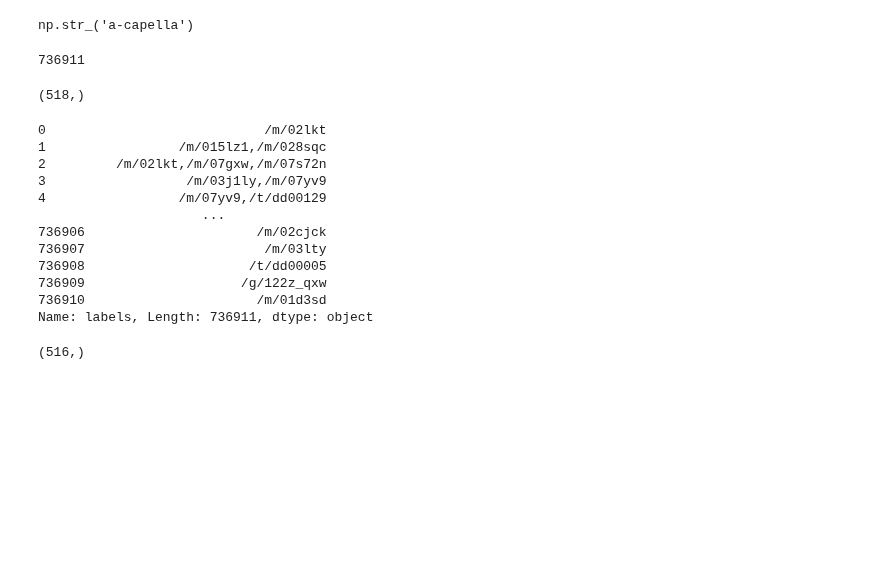
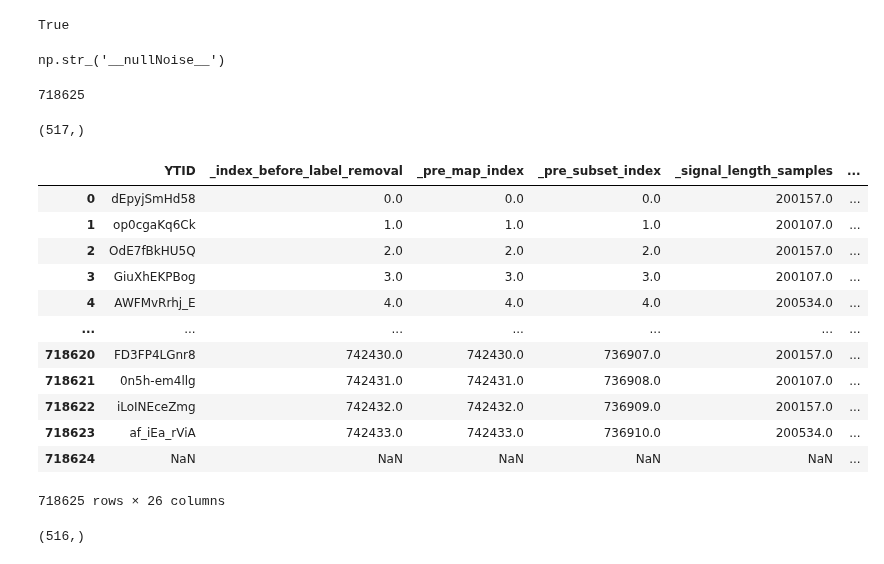
Before and after one commit to Feather-Lab/audio-ssl, a Jupyter notebook: notebooks/inspect_training_h5s.ipynb, the cells around one changed output. Saved outputs shown, nothing was run; the diff lists cells and outputs as text; code cells hidden in the pictures; blank space fills up the shorter version.

```diff
--- a/notebooks/inspect_training_h5s.ipynb
+++ b/notebooks/inspect_training_h5s.ipynb
@@ -16,8 +18,8 @@ import pandas as pd
 # %%
 ########
 # Get paths to uncombined h5
-source_h5 = '/mnt/home/jfeather/ceph/data/training_datasets_audio/jsinV3BalancedProcessed/sr_20000/splits/valid_stackedDataframeHDF_n150_VJRUH4IEPDGPNH2JZMULSQKOWYNQ6KMM.pdh5'
-noise_h5 = '/mnt/home/jfeather/ceph/data/training_datasets_audio/audioset_dataframes/sr20000/sr20000_unbalanced_train_segments_raw_exclude_speech_and_only_music.pdh5'
+source_h5 = '/mnt/home/jfeather/ceph/data/training_datasets_audio/jsinV3BalancedProcessed/sr_20000/splits/train_stackedDataframeHDF_n150_VJRUH4IEPDGPNH2JZMULSQKOWYNQ6KMM.pdh5'
+noise_h5 = '/mnt/home/jfeather/ceph/data/training_datasets_audio/audioset_dataframes/sr20000/cullLabels_silence/sr20000_unbalanced_train_segments_raw_exclude_speech_and_only_music_maxZerosPercent10.pdh5'
 dataframe_metadata = pd.read_hdf(source_h5)
 source_files = h5py.File(source_h5, 'r')
 
@@ -26,32 +90,37 @@ noise_files = h5py.File(noise_h5, 'r')
+# %%
+train_word_dict == val_word_dict
+# %% [output]
+True
 # %%
 all_labels = [l for label in noise_metadata.labels_decoded_slugged.values for l in label.split(',')]
 # %%
 np.unique(all_labels)[0]
 # %% [output]
-np.str_('a-capella')
+np.str_('__nullNoise__')
 # %%
 len(noise_metadata)
 # %% [output]
-736911
+718625
 # %%
 noise_files['ndarray_data']['labels_binary_via_int'][0].shape
 # %% [output]
-(518,)
+(517,)
 # %%
-noise_metadata.
+noise_metadata
 # %% [output]
+|  | YTID | _index_before_label_removal | _pre_map_index | _pre_subset_index | _signal_length_samples | ... |
+| 0 | dEpyjSmHd58 | 0.0 | 0.0 | 0.0 | 200157.0 | ... |
+| 1 | op0cgaKq6Ck | 1.0 | 1.0 | 1.0 | 200107.0 | ... |
+| 2 | OdE7fBkHU5Q | 2.0 | 2.0 | 2.0 | 200157.0 | ... |
+| 3 | GiuXhEKPBog | 3.0 | 3.0 | 3.0 | 200107.0 | ... |
+| 4 | AWFMvRrhj_E | 4.0 | 4.0 | 4.0 | 200534.0 | ... |
+| ... | ... | ... | ... | ... | ... | ... |
+| 718620 | FD3FP4LGnr8 | 742430.0 | 742430.0 | 736907.0 | 200157.0 | ... |
+| 718621 | 0n5h-em4llg | 742431.0 | 742431.0 | 736908.0 | 200107.0 | ... |
+| 718622 | iLoINEceZmg | 742432.0 | 742432.0 | 736909.0 | 200157.0 | ... |
+| 718623 | af_iEa_rViA | 742433.0 | 742433.0 | 736910.0 | 200534.0 | ... |
+| 718624 | NaN | NaN | NaN | NaN | NaN | ... |
-0                            /m/02lkt
-1                 /m/015lz1,/m/028sqc
-2         /m/02lkt,/m/07gxw,/m/07s72n
-3                  /m/03j1ly,/m/07yv9
-4                 /m/07yv9,/t/dd00129
-                     ...
-736906                      /m/02cjck
-736907                       /m/03lty
-736908                     /t/dd00005
-736909                    /g/122z_qxw
-736910                      /m/01d3sd
-Name: labels, Length: 736911, dtype: object
+718625 rows × 26 columns
 # %%
 all_audioset_labels = [l for label in noise_metadata.labels.values for l in label.split(',')]
 # %%
```
Also changed, not shown: parts of 6 cells of this notebook, 14 other files.
